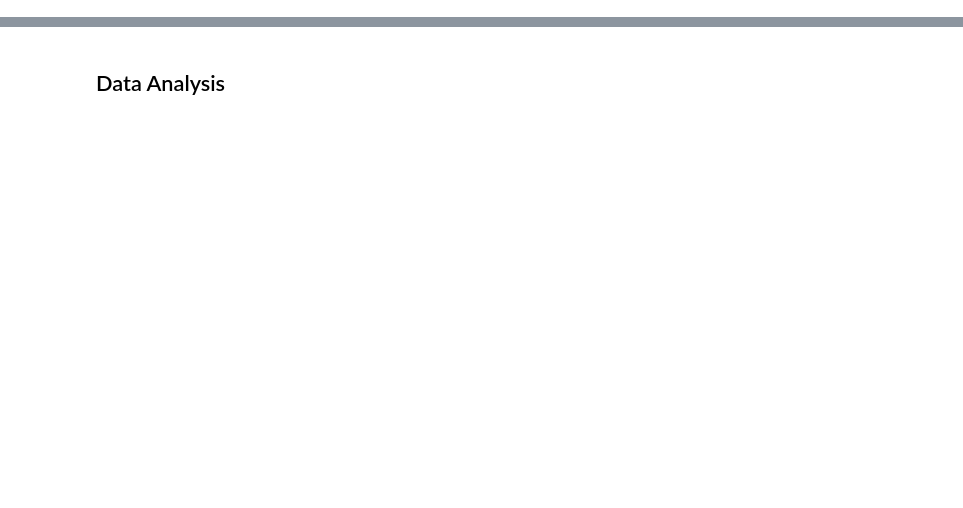
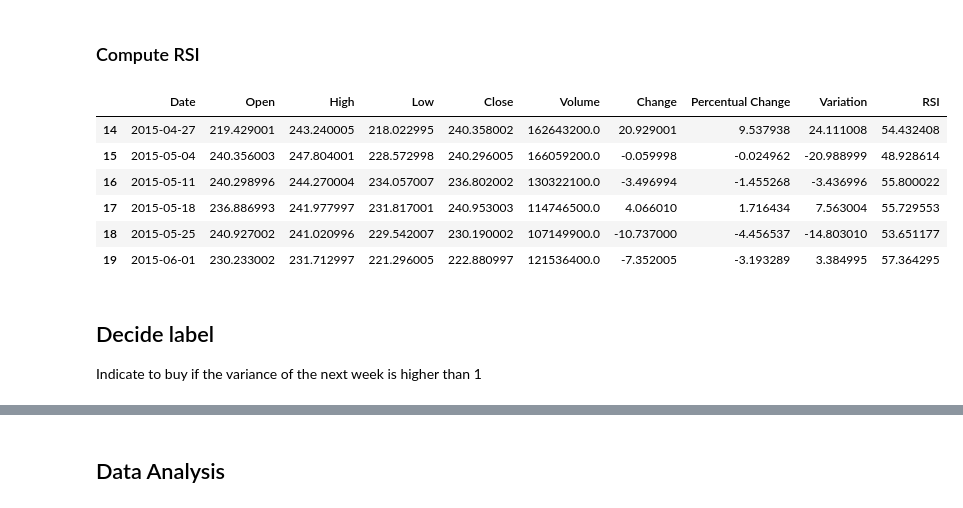
Before and after one commit to oriolmp/BitcoinAnalysis, a Jupyter notebook: data_exploration.ipynb, the cells around one changed output, grey strips where cells are left out. Drawn from its saved outputs; the diff is of its cells as text; code cells hidden in the pictures; blank space fills up the shorter version.

```diff
--- a/data_exploration.ipynb
+++ b/data_exploration.ipynb
@@ -18,0 +40,2 @@ df['Percentual Change'] = (df['Change'] / df['Open']) * 100
+# %% [markdown]
+### Compute RSI
@@ -18,0 +69,13 @@ df['Percentual Change'] = (df['Change'] / df['Open']) * 100
+# %%
+df[14:20]
+# %% [output]
+|  | Date | Open | High | Low | Close | Volume | Change | Percentual Change | Variation | RSI |
+| 14 | 2015-04-27 | 219.429001 | 243.240005 | 218.022995 | 240.358002 | 162643200.0 | 20.929001 | 9.537938 | 24.111008 | 54.432408 |
+| 15 | 2015-05-04 | 240.356003 | 247.804001 | 228.572998 | 240.296005 | 166059200.0 | -0.059998 | -0.024962 | -20.988999 | 48.928614 |
+| 16 | 2015-05-11 | 240.298996 | 244.270004 | 234.057007 | 236.802002 | 130322100.0 | -3.496994 | -1.455268 | -3.436996 | 55.800022 |
+| 17 | 2015-05-18 | 236.886993 | 241.977997 | 231.817001 | 240.953003 | 114746500.0 | 4.066010 | 1.716434 | 7.563004 | 55.729553 |
+| 18 | 2015-05-25 | 240.927002 | 241.020996 | 229.542007 | 230.190002 | 107149900.0 | -10.737000 | -4.456537 | -14.803010 | 53.651177 |
+| 19 | 2015-06-01 | 230.233002 | 231.712997 | 221.296005 | 222.880997 | 121536400.0 | -7.352005 | -3.193289 | 3.384995 | 57.364295 |
+# %% [markdown]
+## Decide label
+Indicate to buy if the variance of the next week is higher than 1
```
Also changed, not shown: parts of 50 cells of this notebook.
